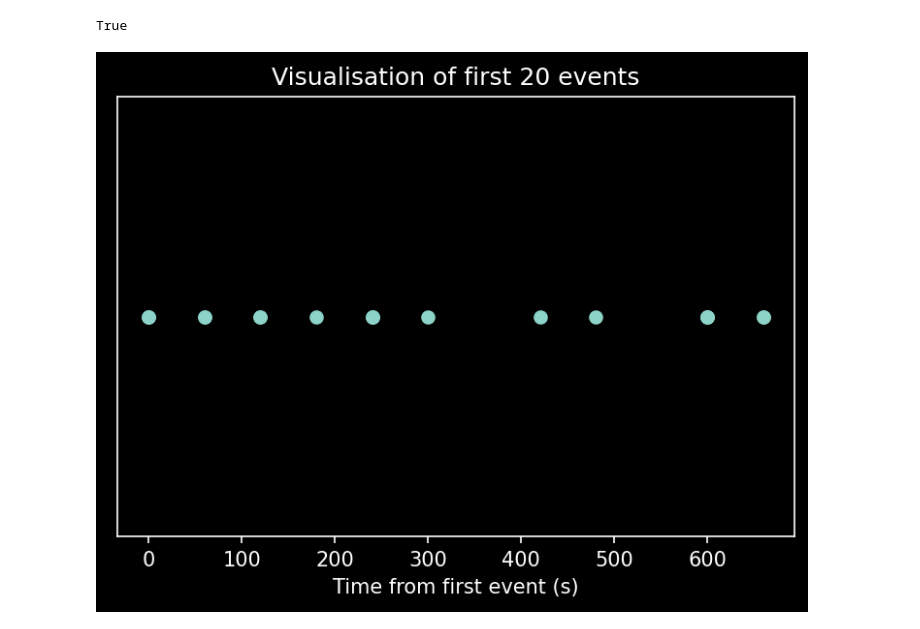
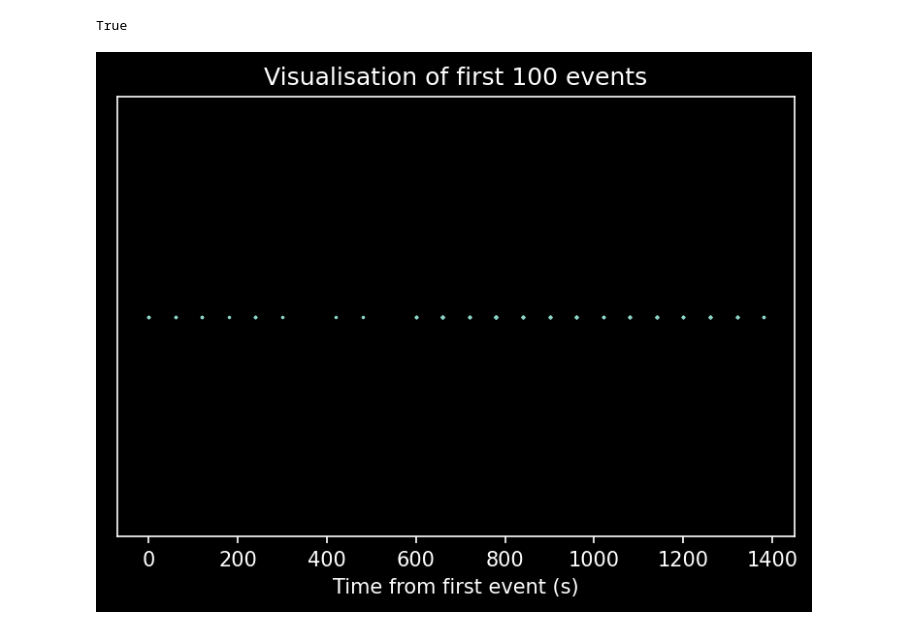
Before and after one commit to carlosaccp/Santander-SE-ME, a Jupyter notebook: analysis/EDA.ipynb, the cells around one changed output. Cells and saved outputs as stored; diff of their text form; code cells hidden in the pictures.

Commit message:
add **kwargs to plot functions

```diff
--- a/analysis/EDA.ipynb
+++ b/analysis/EDA.ipynb
@@ -145,44 +145,44 @@ print(np.all(bike_data.start_time.sort_values().values == bike_data.start_time.v
 # %% [output]
 True
 # %%
-def plot_n_events(n):
+def plot_n_events(n, **kwargs):
     """Plot the first n events as a point process"""
     start_times = bike_data.start_time.values # Read the start times
     shifted_times = (start_times - start_times[0])[:n] # Subtract the zeroth time
     plt.figure(3)
-    plt.scatter(shifted_times, np.zeros(len(shifted_times))) # Zeros as we are not interested in the y-axis, we want a 1D plot
+    plt.scatter(shifted_times, np.zeros(len(shifted_times)), **kwargs) # Use np.zeros as we are not interested in the y-axis, we want a 1D plot
     ax = plt.gca()
     ax.get_yaxis().set_visible(False)
     plt.title("Visualisation of first " + str(n) + " events")
     plt.xlabel("Time from first event (s)")
     plt.show() # Plot as point process
 
-def plot_n_unique_events(n):
+def plot_n_unique_events(n, **kwargs):
     """Plot the first n events occurring at unique times as a point process"""
     start_times = bike_data.start_time.unique() # Read the unique start times
     shifted_times = (start_times - start_times[0])[:n]
     plt.figure(4)
-    plt.scatter(shifted_times, np.zeros(len(shifted_times)))
+    plt.scatter(shifted_times, np.zeros(len(shifted_times)), **kwargs)
     ax = plt.gca()
     ax.get_yaxis().set_visible(False)
     plt.title("Visualisation of first " + str(n) + " unique event times")
     plt.xlabel("Time from first event (s)")
     plt.show()
 
-def plot_n_counting_process(n):
+def plot_n_counting_process(n, **kwargs):
     """Plot the first n jumps in the counting process"""
     counting_process = bike_data.start_time.value_counts().sort_index().cumsum() # Count the freq of the values, sort them and compute the cumsum
     times = counting_process.index                                               # to find how many units we jump per time step (jumps non-uniform)
     freqs = counting_process.values
     times -= times[0] # Adjust for zeroth time
     plt.figure(5)
-    plt.scatter(times[:n], freqs[:n])
+    plt.scatter(times[:n], freqs[:n], **kwargs)
     ax = plt.gca()
     plt.title("Counting process for first " + str(n) + " jumps")
     plt.xlabel("Time from first event (s)")
     plt.ylabel("Bikes rented")
     plt.show()
 # %%
-plot_n_events(20) # n = 20 is a good choice to avoid too much clutter
+plot_n_events(100, s=0.5) # n = 100 with s=0.5 is a good choice to avoid too much clutter
 # %% [output]
-[figure, old version]
+[figure, new version]
```
Also changed, not shown: parts of 5 cells of this notebook.
